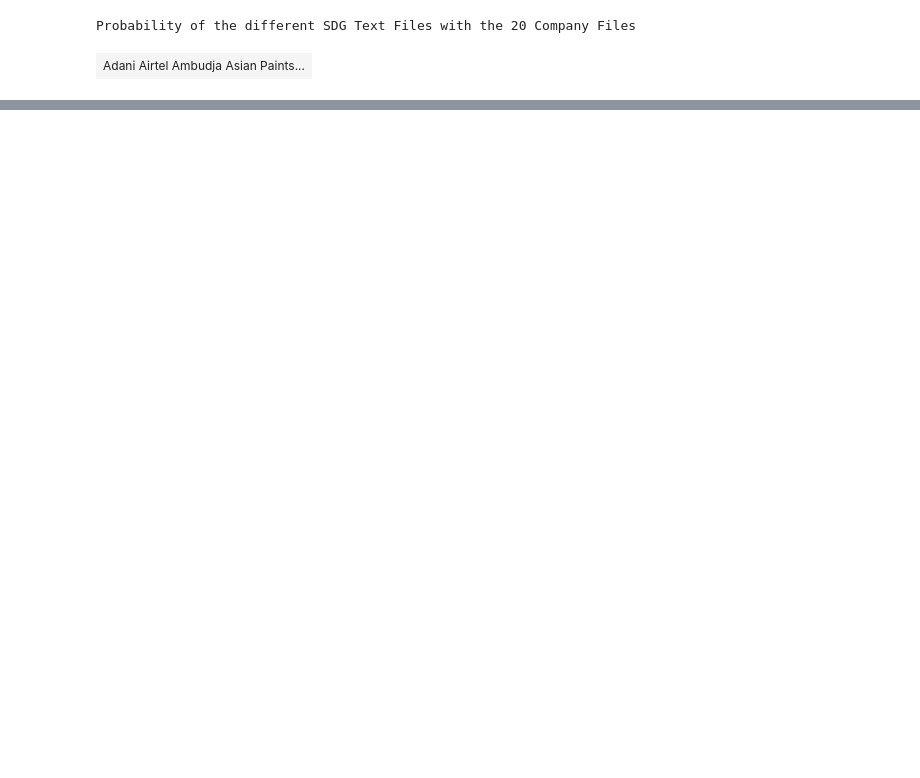
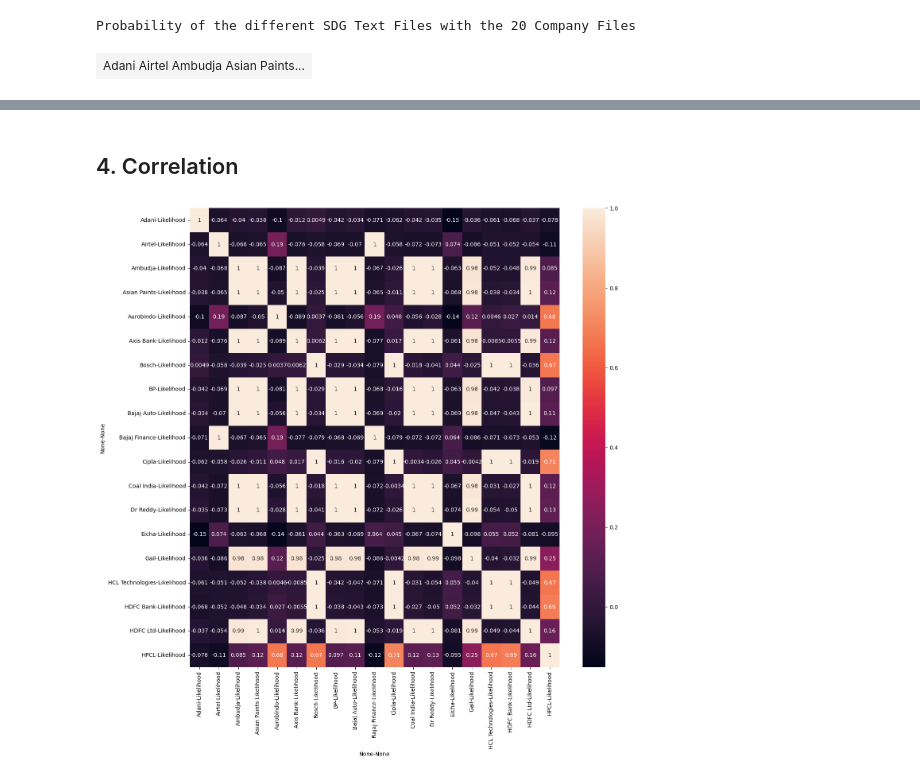
Before and after one commit to Fabchirajoul/SDG, a Jupyter notebook: SDG_2023_FILE_FROM_MUSAWENKORI.ipynb, the cells around one changed output, grey strips where cells are left out. Cells and saved outputs as stored; diff of their text form; code cells hidden in the pictures; blank space fills up the shorter version.

```diff
--- a/SDG_2023_FILE_FROM_MUSAWENKORI.ipynb
+++ b/SDG_2023_FILE_FROM_MUSAWENKORI.ipynb
@@ -1186,0 +1224,34 @@ plt.show()
+# %% [markdown]
+## 4. Correlation
+# %%
+# Increase the size of the plot
+plt.figure(figsize=(15, 15))
+
+# Create the heatmap
+sns.heatmap(combined_df[['Adani',
+                                          'Airtel',
+                                          'Ambudja',
+                                          'Asian Paints',
+                                          'Aurobindo',
+                                          'Axis Bank',
+                                          'Bosch',
+                                          'BP',
+                                          'Bajaj Auto',
+                                          'Bajaj Finance',
+                                          'Cipla',
+                                          'Coal India',
+                                          'Dr Reddy',
+                                          'Eicha',
+                                          'Gail',
+                                          'HCL Technologies',
+                                          'HDFC Bank',
+                                          'HDFC Ltd',
+                                          'HPCL'
+
+
+                         ]].corr(), annot=True)
+
+# Show the plot
+plt.show()
+# %% [output]
+[figure, added]
```
Also changed, not shown: parts of 7 cells of this notebook.
